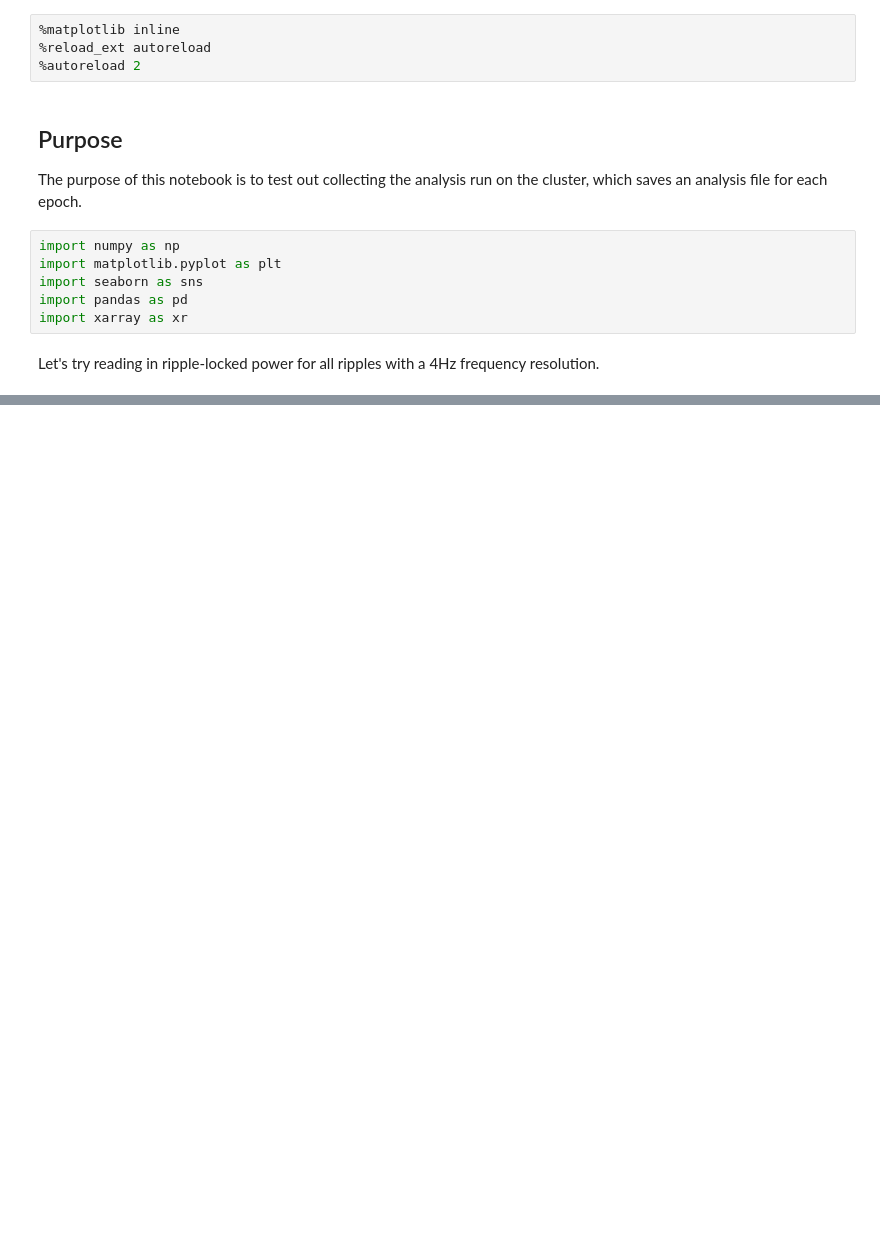
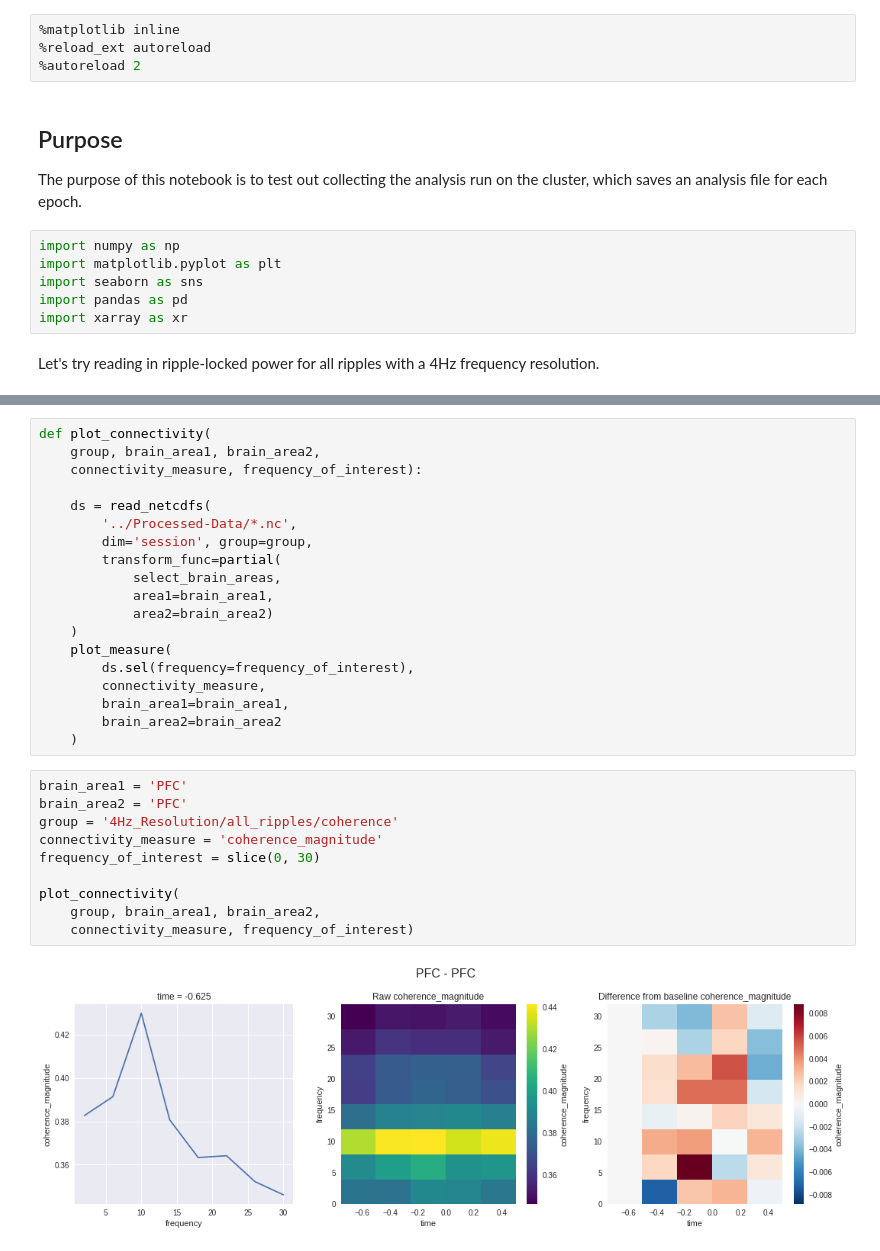
Before and after one commit to edeno/Jadhav-2016-Data-Analysis, a Jupyter notebook: notebooks/2017_06_23_Collecting_Data_On_Cluster.ipynb, the cells around one changed output, grey strips where cells are left out. Cells and saved outputs as stored; diff of their text form; blank space fills up the shorter version.

```diff
--- a/notebooks/2017_06_23_Collecting_Data_On_Cluster.ipynb
+++ b/notebooks/2017_06_23_Collecting_Data_On_Cluster.ipynb
@@ -70,0 +111,31 @@ ripple_info
+# %%
+def plot_connectivity(
+    group, brain_area1, brain_area2,
+    connectivity_measure, frequency_of_interest):
+
+    ds = read_netcdfs(
+        '../Processed-Data/*.nc',
+        dim='session', group=group,
+        transform_func=partial(
+            select_brain_areas,
+            area1=brain_area1,
+            area2=brain_area2)
+    )
+    plot_measure(
+        ds.sel(frequency=frequency_of_interest),
+        connectivity_measure,
+        brain_area1=brain_area1,
+        brain_area2=brain_area2
+    )
+# %%
+brain_area1 = 'PFC'
+brain_area2 = 'PFC'
+group = '4Hz_Resolution/all_ripples/coherence'
+connectivity_measure = 'coherence_magnitude'
+frequency_of_interest = slice(0, 30)
+
+plot_connectivity(
+    group, brain_area1, brain_area2,
+    connectivity_measure, frequency_of_interest)
+# %% [output]
+[figure, added]
```
Also changed, not shown: parts of 21 cells of this notebook.
